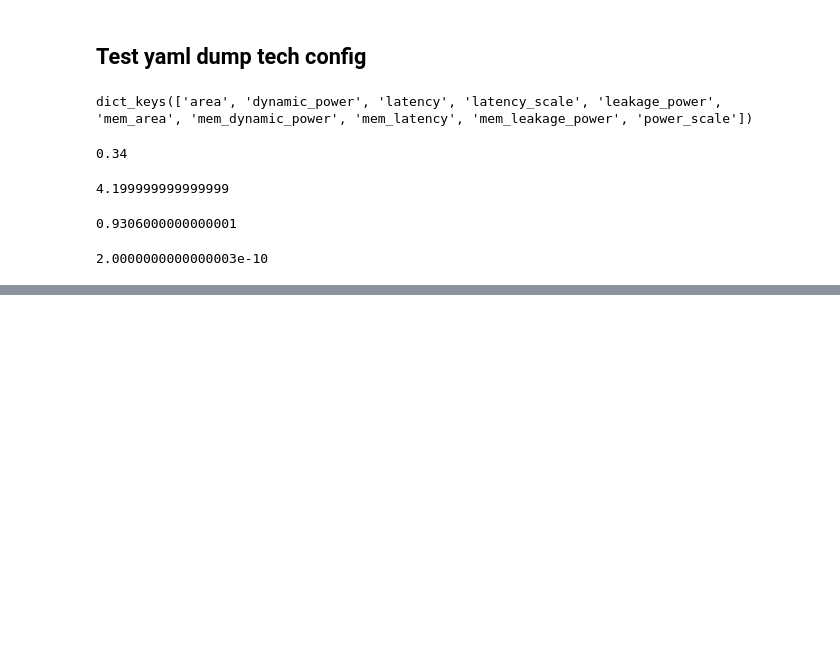
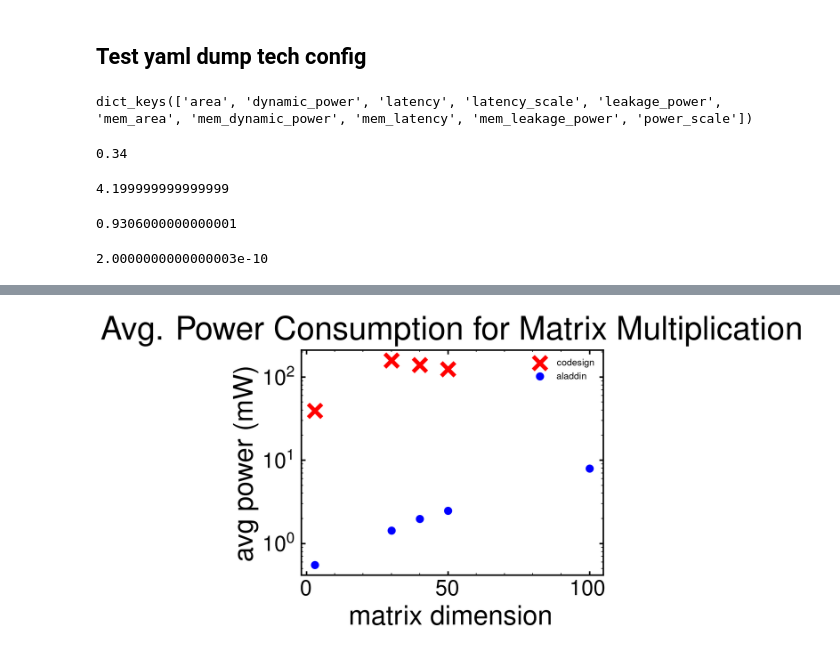
Before and after one commit to tathagatasrimani/codesign, a Jupyter notebook: src/vamshi_misc_tests.ipynb, the cells around one changed output, grey strips where cells are left out. Saved outputs shown, nothing was run; the diff lists cells and outputs as text; code cells hidden in the pictures; blank space fills up the shorter version.

```diff
--- a/src/vamshi_misc_tests.ipynb
+++ b/src/vamshi_misc_tests.ipynb
@@ -990,0 +1035,11 @@ tech_params['mem_area'][transistor_size][cache_size][mem_layers][pitch]
+# %%
+plt.scatter(mat_dim, codesign['avg power'], marker='x', label='codesign', c='r')
+plt.scatter(mat_dim, aladdin['avg power'], marker='.', label='aladdin', c='b')
+plt.xlabel('matrix dimension')
+plt.ylabel('avg power (mW)')
+plt.yscale('log')
+plt.legend()
+plt.title("Avg. Power Consumption for Matrix Multiplication")
+plt.show()
+# %% [output]
+[figure, added]
```
Also changed, not shown: parts of 5 cells of this notebook, 2 other files.
